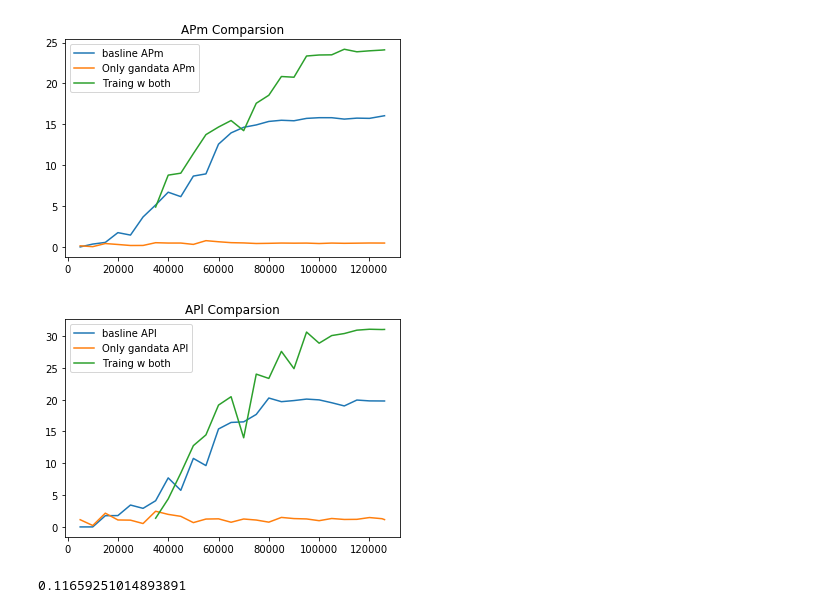
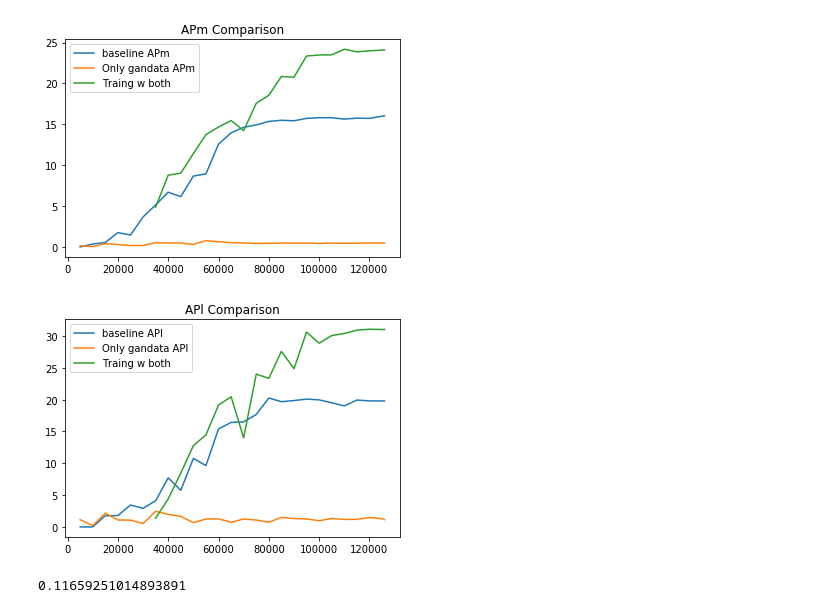
Before and after one commit to tony92151/pedestrian_generator, a Jupyter notebook: Detectron2/PlotAP.ipynb, the cells around one changed output. Cells and saved outputs as stored; diff of their text form; code cells hidden in the pictures.

```diff
--- a/Detectron2/PlotAP.ipynb
+++ b/Detectron2/PlotAP.ipynb
@@ -40,21 +40,21 @@ plt.savefig('APs_Comparsion.jpg')
 # %%
-plt.plot(baseline_y, baseline_x_APm, label = 'basline APm')
+plt.plot(baseline_y, baseline_x_APm, label = 'baseline APm')
 plt.plot(pure_y, pure_x_APm, label = 'Only gandata APm')
 plt.plot(transfer_y, transfer_x_APm, label = 'Traing w both')
 plt.legend()
-plt.title('APm Comparsion')
-plt.savefig('APm_Comparsion.jpg')
+plt.title('APm Comparison')
+plt.savefig('APm_Comparison.jpg')
 # %% [output]
-[figure, old version]
+[figure, new version]
 # %%
-plt.plot(baseline_y, baseline_x_APl, label = 'basline APl')
+plt.plot(baseline_y, baseline_x_APl, label = 'baseline APl')
 plt.plot(pure_y, pure_x_APl, label = 'Only gandata APl')
 plt.plot(transfer_y, transfer_x_APl, label = 'Traing w both')
 plt.legend()
-plt.title('APl Comparsion')
-plt.savefig('APl_Comparsion.jpg')
+plt.title('APl Comparison')
+plt.savefig('APl_Comparison.jpg')
 # %% [output]
-[figure, old version]
+[figure, new version]
 # %%
 # record the MR in FP == 10^-1
 MR_of_baseline = 0.8187003783164779
```
Also changed, not shown: parts of 2 cells of this notebook.
